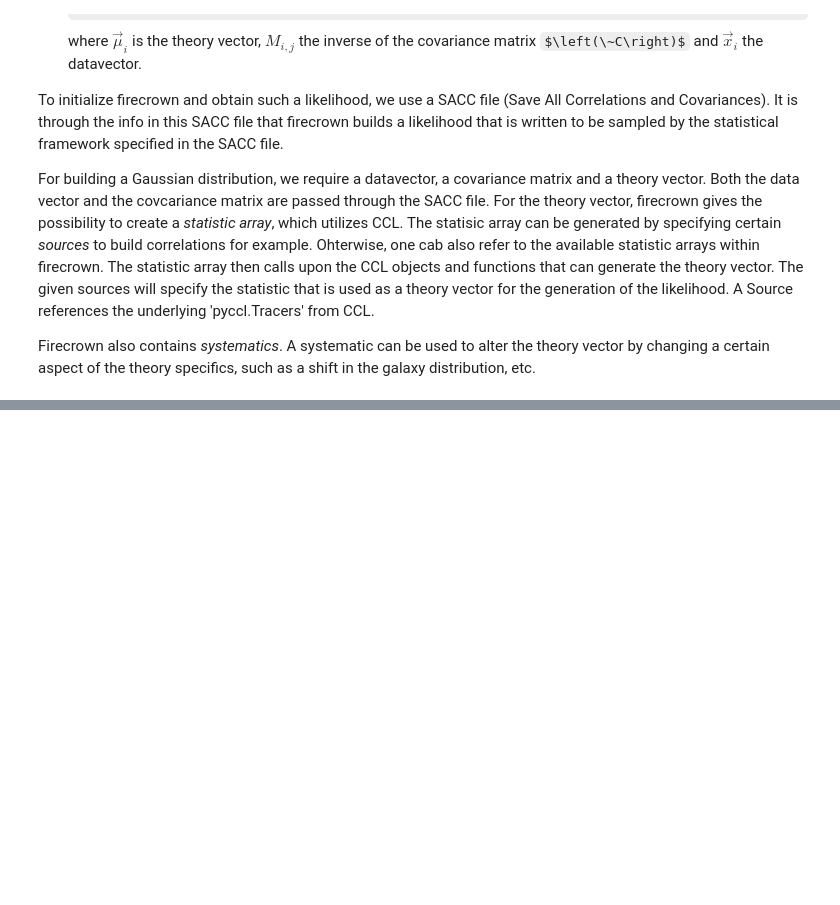
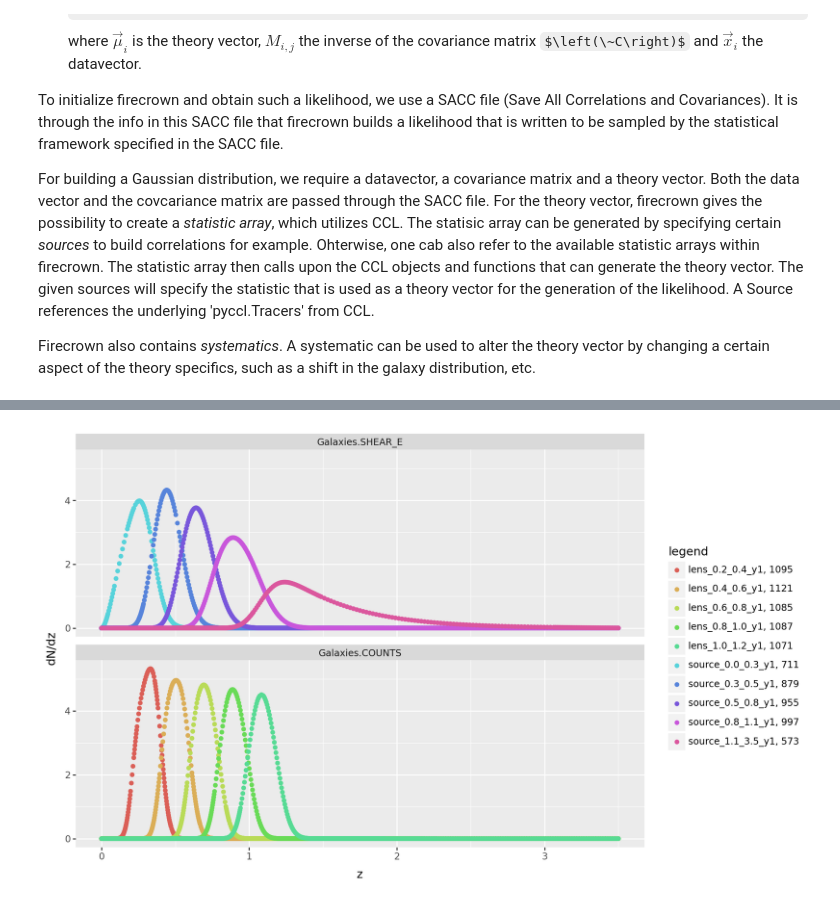
Before and after one commit to XanderHenrik/Masters-Project, a Jupyter notebook: notebooks/building_likelihoods.ipynb, the cells around one changed output, grey strips where cells are left out. Saved outputs shown, nothing was run; the diff lists cells and outputs as text; code cells hidden in the pictures; some formulas as TeX source; blank space fills up the shorter version.

```diff
--- a/notebooks/building_likelihoods.ipynb
+++ b/notebooks/building_likelihoods.ipynb
@@ -50,0 +96,14 @@ The two-point framework is built up from "bin discriptors". These describe (a se
+# %%
+# First we import the corresponding functions from the firecrown module:
+from firecrown.metadata_types import Galaxies, InferredGalaxyZDist
+
+# Taking the photometric redshiftbin:
+z = np.linspace(0.0, 1.0, 200)
+
+# Define the redshift distribution:
+lens_0 = InferredGalaxyZDist(
+    bin_name = "lens_0",
+    z = z,
+    dndz = np.exp(-0.5 * ((z - 0.5)/0.02) **2) / np.sqrt(2 * np.pi) / 0.02,
+    measurements = {Galaxies.COUNTS},
+)
@@ -50,0 +400,56 @@ The two-point framework is built up from "bin discriptors". These describe (a se
+# %%
+"""
+Instead of focussing on 1 photometric redshiftbin, we can also use the ZDistLSSTSRD to create a set of InferredGalaxyZDist objects for all bins at once:
+
+We do this for the year 1 data below and plot both the Weak Lensing and the Galaxy clustering phototmetric redshift distributions.
+"""
+from itertools import pairwise
+
+all_y1_bins = [
+    zdist_year1_lens.binned_distribution(
+        zpl=zpl,
+        zpu=zpu,
+        sigma_z=Y1_LENS_BINS["sigma_z"],
+        z=lsst_z,
+        name=f"lens_{zpl:.1f}_{zpu:.1f}_y1",
+        measurements={Galaxies.COUNTS},
+    )
+    for zpl, zpu in pairwise(Y1_LENS_BINS["edges"])
+] + [
+    zdist_year1_source.binned_distribution(
+        zpl=zpl,
+        zpu=zpu,
+        sigma_z=Y1_SOURCE_BINS["sigma_z"],
+        z=lsst_z,
+        name=f"source_{zpl:.1f}_{zpu:.1f}_y1",
+        measurements={Galaxies.SHEAR_E},
+    )
+    for zpl, zpu in pairwise(Y1_SOURCE_BINS["edges"])
+]
+
+# In a plot:
+d_y1 = pd.concat(
+    [
+        pd.DataFrame(
+            {
+                "z": Pz.z,
+                "dndz": Pz.dndz,
+                "bin": Pz.bin_name,
+                "measurement": list(Pz.measurements)[0],
+                "legend": f"{Pz.bin_name}, {len(Pz.z)}",
+            }
+        )
+        for Pz in all_y1_bins
+    ]
+)
+
+(
+    ggplot(d_y1, aes("z", "dndz", color="legend"))
+    + geom_point()
+    + labs(y=r"$\frac{dN}{dz}$")
+    + facet_wrap("~ measurement", nrow=2)
+    # + doc_theme()
+    + theme(figure_size=(10, 6))
+)
+# %% [output]
+[figure, added]
```
Also changed, not shown: parts of 17 cells of this notebook, 2 other files.
